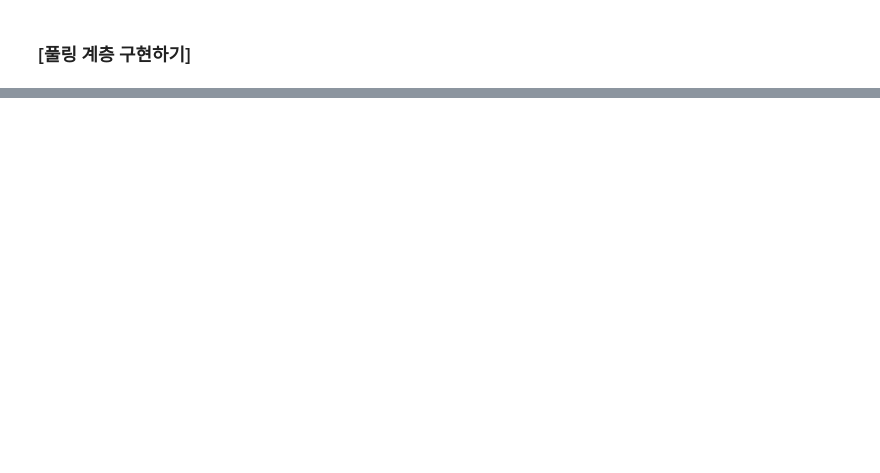
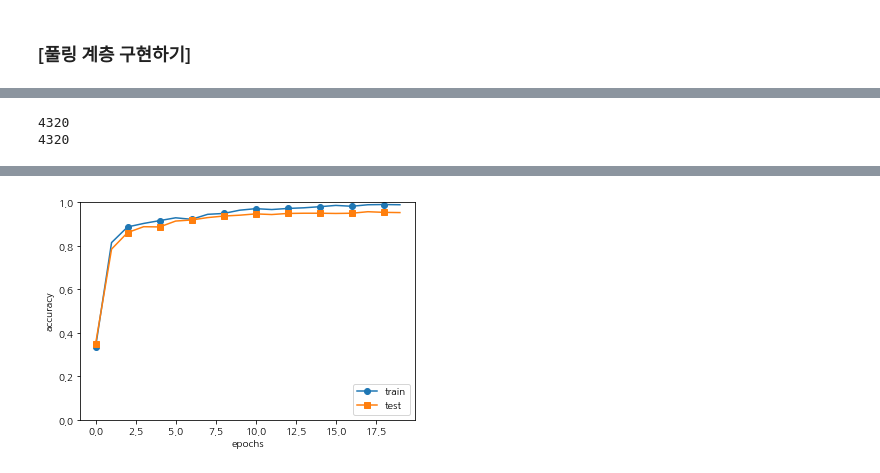
Before and after one commit to cloudallera/deep-learning-from-scratch, a Jupyter notebook: _mystudy/07_CNN.ipynb, the cells around one changed output, grey strips where cells are left out. Saved outputs shown, nothing was run; the diff lists cells and outputs as text; code cells hidden in the pictures; blank space fills up the shorter version.

```diff
--- a/_mystudy/07_CNN.ipynb
+++ b/_mystudy/07_CNN.ipynb
@@ -362,2 +334,21 @@ class Pooling:
 
         return dx
+# %%
+# 풀링 계층 backward 메서드에 포함된 numpy 함수들
+import numpy as np
+
+dout = np.zeros((4, 3, 5, 2), dtype=np.complex128)
+pool = np.zeros((2, 2), dtype=np.complex128)
+print(dout.shape)    # (4, 3, 5, 2)
+print(pool.shape)    # (2, 2)
+print(dout.size)    # 4 * 3 * 5 * 2 = 120
+print(pool.size)    # 2 * 2 = 4
+
+dmax = np.zeros((dout.size, pool.size), dtype=np.complex128)
+print(dmax.shape)    # (120, 4)
+
+dmax = c.reshape(dout.shape + (pool.size,))    # bout.shape 형상에 pool.size 크기의 차원을 추가함
+print(dmax.shape)     # (4, 3, 5, 2, 4)
+
+dcol = dmax.reshape(dmax.shape[0] * dmax.shape[1] * dmax.shape[2], -1)     # -1은 해당 원소 개수를 자동 계산
+print(dcol.shape)    # (4 * 3 * 5,  2 * 4) = (60, 8)
@@ -363,0 +515,60 @@ class Pooling:
+# %%
+# pooling output size 산출식
+input_size = 28
+filter_num = 30
+filter_size = 5
+filter_pad = 0
+filter_stride = 1
+conv_output_size = (input_size - filter_size + 2*filter_pad) / filter_stride + 1
+
+pool_size = pool_stride = 2
+pool_h_size = pool_w_size = int(((conv_output_size - pool_size) / pool_stride) + 1)
+pool_output_size = filter_num * pool_h_size * pool_w_size
+print(pool_output_size)
+
+pool_output_size = int(filter_num * (conv_output_size/pool_size) * (conv_output_size/pool_size))
+print(pool_output_size)    # pool_size와 pool_stride가 같은 경우 수식을 위와 같이 간략화 할 수 있음
+# %% [output]
+4320
+4320
+# %%
+# MNIST 데이터셋 CNN 학습
+from dataset.mnist import load_mnist
+# from simple_convnet import SimpleConvNet
+from common.trainer import Trainer
+import matplotlib.pyplot as plt
+%matplotlib inline
+
+# 데이터 읽기
+(x_train, t_train), (x_test, t_test) = load_mnist(flatten=False)
+
+# 시간이 오래 걸릴 경우 데이터를 줄인다.
+x_train, t_train = x_train[:5000], t_train[:5000]
+x_test, t_test = x_test[:1000], t_test[:1000]
+
+max_epochs = 20
+
+network = SimpleConvNet(input_dim=(1,28,28),
+                        conv_param = {'filter_num': 30, 'filter_size': 5, 'pad': 0, 'stride': 1},
+                        hidden_size=100, output_size=10, weight_init_std=0.01)
+
+trainer = Trainer(network, x_train, t_train, x_test, t_test,
+                  epochs=max_epochs, mini_batch_size=100,
+                  optimizer='Adam', optimizer_param={'lr': 0.001},
+                  evaluate_sample_num_per_epoch=1000)
+trainer.train()
+
+# 매개변수 보존
+network.save_params("params.pkl")
+print("Saved Network Parameters!")
+
+# 그래프 그리기
+x = np.arange(max_epochs)
+plt.plot(x, trainer.train_acc_list, marker='o', label='train', markevery=2)
+plt.plot(x, trainer.test_acc_list, marker='s', label='test', markevery=2)
+plt.xlabel("epochs")
+plt.ylabel("accuracy")
+plt.ylim(0, 1.0)
+plt.legend(loc='lower right')
+plt.show()
+# %% [output]
@@ -363,0 +592 @@ class Pooling:
+[figure, added]
```
Also changed, not shown: parts of 12 cells of this notebook, 3 other files.
